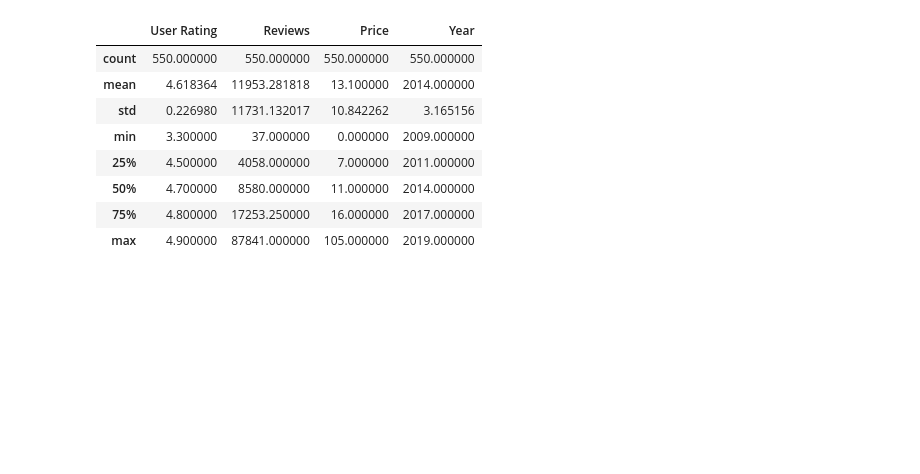
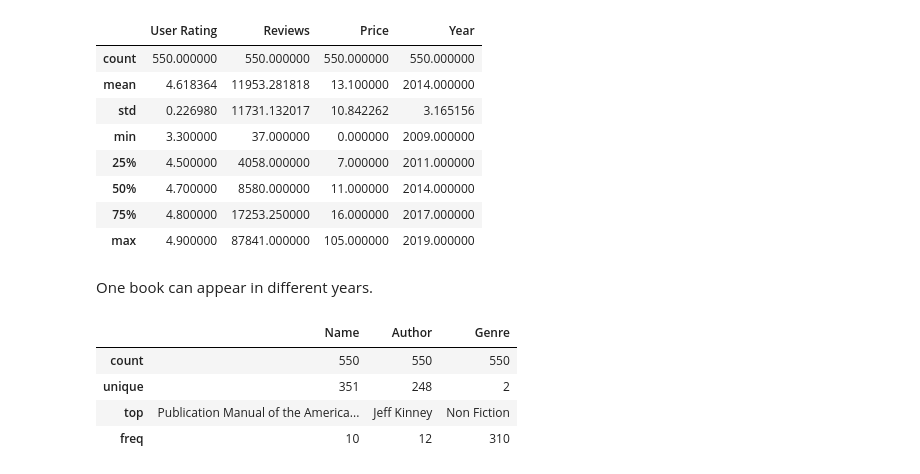
Before and after one commit to acrulopez/Analysis-Amazon-Top-50-Bestselling-Books-2009-2019, a Jupyter notebook: Analysis_Amazon_Top_50_Bestselling_Books_2009_2019_.ipynb, the cells around one changed output. Saved outputs shown, nothing was run; the diff lists cells and outputs as text; code cells hidden in the pictures; blank space fills up the shorter version.

```diff
--- a/Analysis_Amazon_Top_50_Bestselling_Books_2009_2019_.ipynb
+++ b/Analysis_Amazon_Top_50_Bestselling_Books_2009_2019_.ipynb
@@ -49,5 +89,15 @@ df.describe()
 | 50% | 4.700000 | 8580.000000 | 11.000000 | 2014.000000 |
 | 75% | 4.800000 | 17253.250000 | 16.000000 | 2017.000000 |
 | max | 4.900000 | 87841.000000 | 105.000000 | 2019.000000 |
+# %% [markdown]
+One book can appear in different years.
+# %%
+df.describe(include='object')
+# %% [output]
+|  | Name | Author | Genre |
+| count | 550 | 550 | 550 |
+| unique | 351 | 248 | 2 |
+| top | Publication Manual of the America... | Jeff Kinney | Non Fiction |
+| freq | 10 | 12 | 310 |
 # %%
 plt.bar(df['Genre'].value_counts().index, df['Genre'].value_counts())
```
Also changed, not shown: parts of 7 cells of this notebook.
